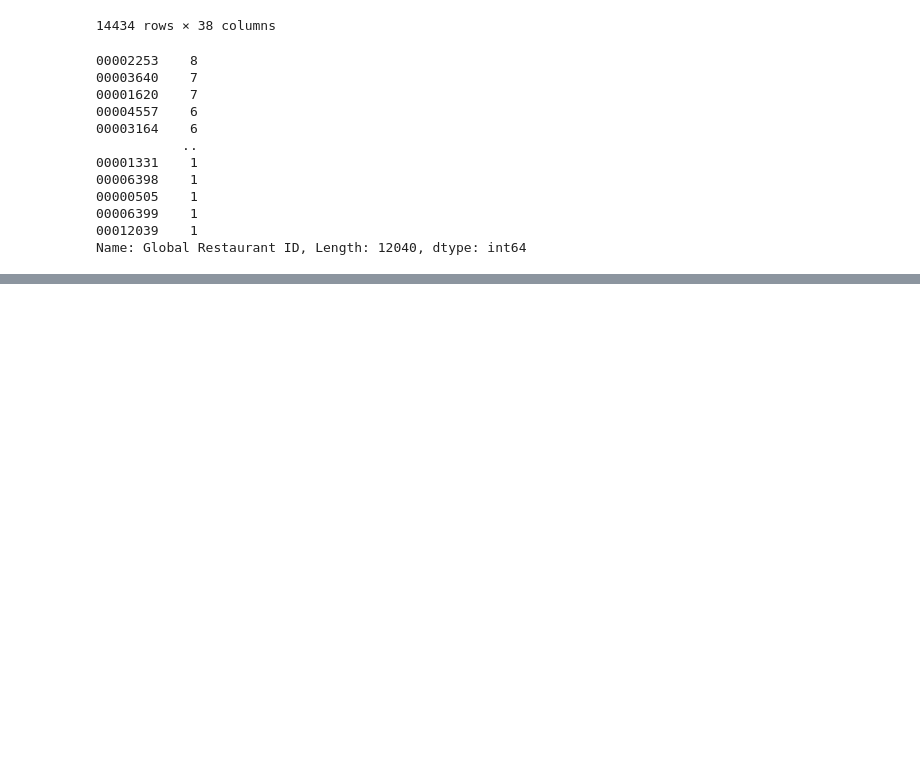
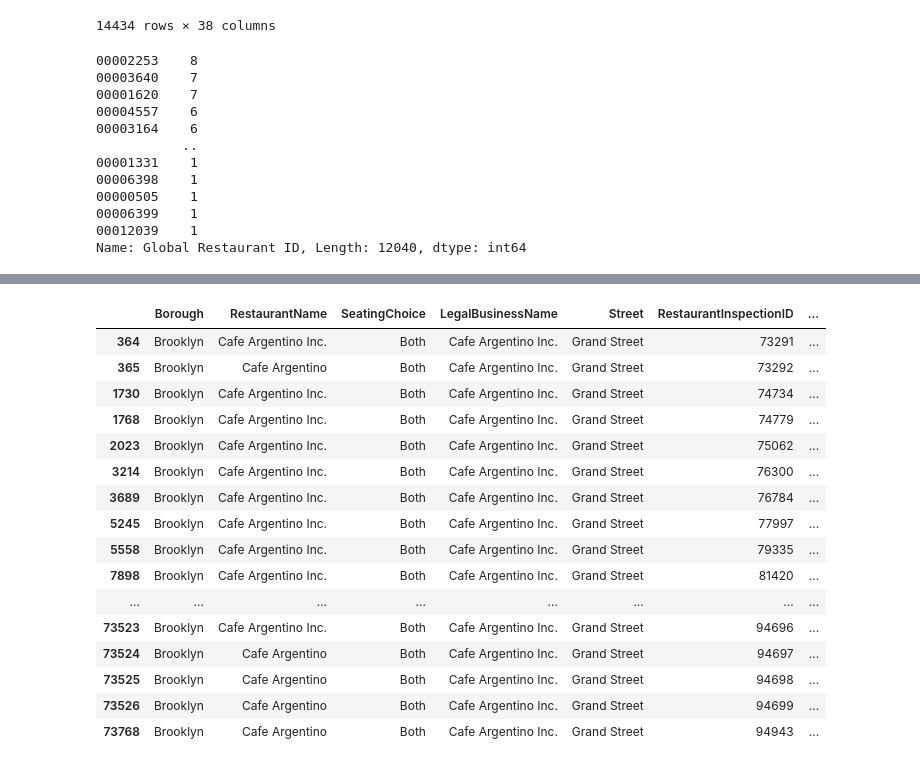
Before and after one commit to sephi-22/restaurant_services_analytics, a Jupyter notebook: Creating_global_id.ipynb, the cells around one changed output, grey strips where cells are left out. Drawn from its saved outputs; the diff is of its cells as text; code cells hidden in the pictures; blank space fills up the shorter version.

```diff
--- a/Creating_global_id.ipynb
+++ b/Creating_global_id.ipynb
@@ -158,0 +161,6 @@ dohmh_df
+# %%
+inspections_df['LegalBusinessName'].fillna(inspections_df['RestaurantName'], inplace=True)
+inspections_df['Column Of Interest'] = inspections_df['LegalBusinessName'] + " " + inspections_df['Street']
+inspections_df['Global Restaurant ID'] = ''
+inspections_df['Latest Inspection Row'] = ''
+inspections_df['BIN'] = inspections_df['BIN'].astype(str).replace('nan', 'undefined').replace('nan', 'undefined').fillna('undefined')
@@ -158,0 +189,28 @@ dohmh_df
+# %%
+def match_and_assign_global_ids(df1, df2, threshold=85):
+    filtered_df1 = df1.groupby('Global Restaurant ID').first().reset_index()
+
+    # Group both dataframes by BIN
+    grouped_df1 = filtered_df1.groupby('BIN')
+    grouped_df2 = df2.groupby('BIN')
+
+    # Iterate through BIN groups
+    for bin_value in grouped_df1.groups.keys():
+        if bin_value in grouped_df2.groups:
+            # Get rows for the current BIN from both dataframes
+            bin_group_df1 = grouped_df1.get_group(bin_value)
+            bin_group_df2 = grouped_df2.get_group(bin_value)
+
+            # Iterate through rows in both BIN groups
+            for _, row_df1 in bin_group_df1.iterrows():
+                # Compare the 'Column Of Interest' values with rows in df2 using fuzzy matching
+                match = bin_group_df2['Column Of Interest'].apply(lambda x: fuzz.ratio(row_df1['Column Of Interest'], x) > threshold)
+
+                # If a match is found, assign the global restaurant ID from df1 to df2
+                if match.any():
+                    df2.loc[match.index[match == True], 'Global Restaurant ID'] = row_df1['Global Restaurant ID']
+
+    return df2
+
+inspections_df = match_and_assign_global_ids(historic_df, inspections_df, threshold=85)
+inspections_df
@@ -158,0 +246,20 @@ dohmh_df
+# %%
+inspections_df[inspections_df['Global Restaurant ID']=='00005188']
+# %% [output]
+|  | Borough | RestaurantName | SeatingChoice | LegalBusinessName | Street | RestaurantInspectionID | ... |
+| 364 | Brooklyn | Cafe Argentino Inc. | Both | Cafe Argentino Inc. | Grand Street | 73291 | ... |
+| 365 | Brooklyn | Cafe Argentino | Both | Cafe Argentino Inc. | Grand Street | 73292 | ... |
+| 1730 | Brooklyn | Cafe Argentino Inc. | Both | Cafe Argentino Inc. | Grand Street | 74734 | ... |
+| 1768 | Brooklyn | Cafe Argentino Inc. | Both | Cafe Argentino Inc. | Grand Street | 74779 | ... |
+| 2023 | Brooklyn | Cafe Argentino Inc. | Both | Cafe Argentino Inc. | Grand Street | 75062 | ... |
+| 3214 | Brooklyn | Cafe Argentino Inc. | Both | Cafe Argentino Inc. | Grand Street | 76300 | ... |
+| 3689 | Brooklyn | Cafe Argentino Inc. | Both | Cafe Argentino Inc. | Grand Street | 76784 | ... |
+| 5245 | Brooklyn | Cafe Argentino Inc. | Both | Cafe Argentino Inc. | Grand Street | 77997 | ... |
+| 5558 | Brooklyn | Cafe Argentino Inc. | Both | Cafe Argentino Inc. | Grand Street | 79335 | ... |
+| 7898 | Brooklyn | Cafe Argentino Inc. | Both | Cafe Argentino Inc. | Grand Street | 81420 | ... |
+| ... | ... | ... | ... | ... | ... | ... | ... |
+| 73523 | Brooklyn | Cafe Argentino Inc. | Both | Cafe Argentino Inc. | Grand Street | 94696 | ... |
+| 73524 | Brooklyn | Cafe Argentino | Both | Cafe Argentino Inc. | Grand Street | 94697 | ... |
+| 73525 | Brooklyn | Cafe Argentino | Both | Cafe Argentino Inc. | Grand Street | 94698 | ... |
+| 73526 | Brooklyn | Cafe Argentino | Both | Cafe Argentino Inc. | Grand Street | 94699 | ... |
+| 73768 | Brooklyn | Cafe Argentino | Both | Cafe Argentino Inc. | Grand Street | 94943 | ... |
```
Also changed, not shown: parts of 20 cells of this notebook.
